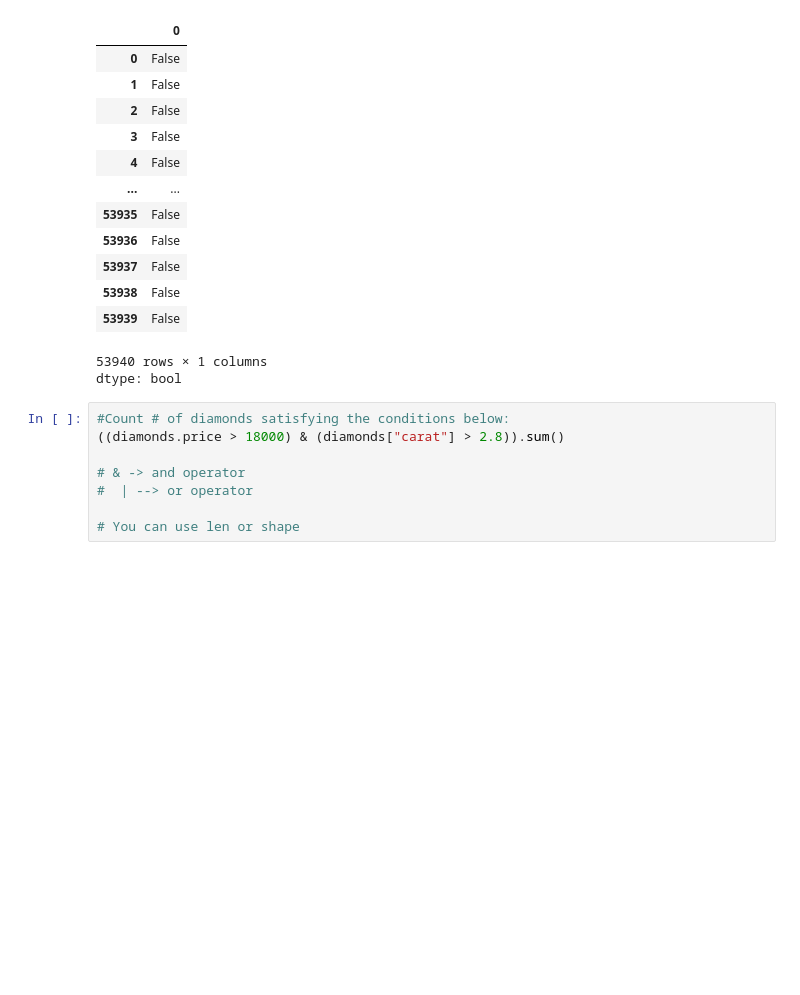
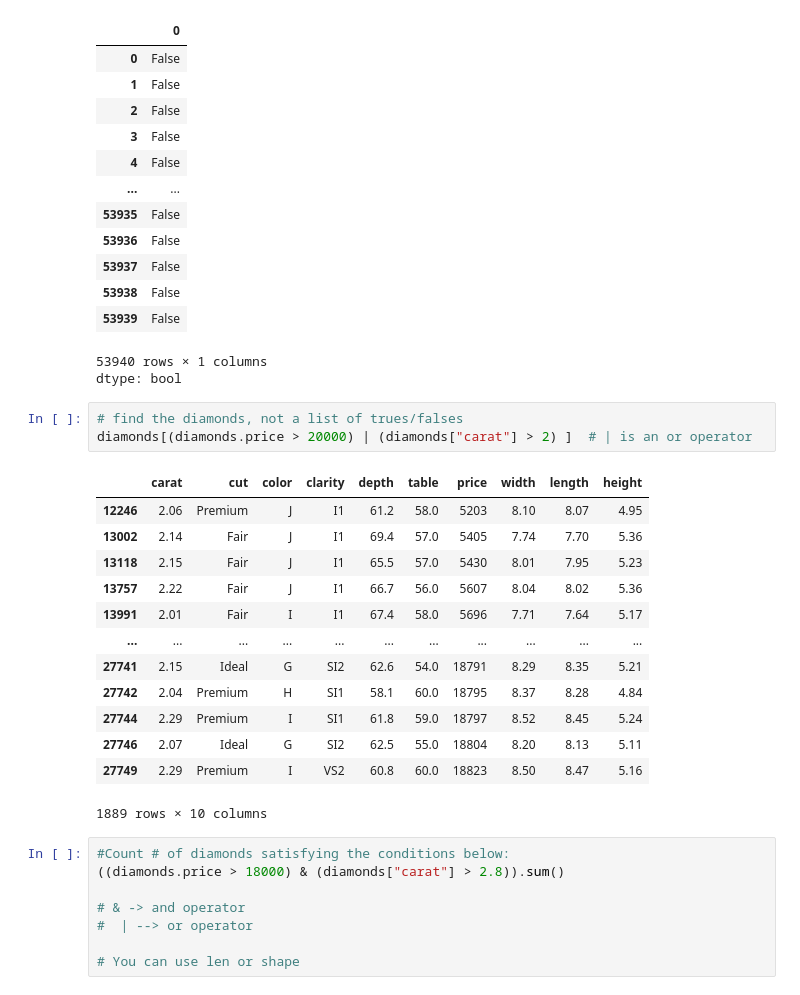
Before and after one commit to clearmindlearn/4510-Fall-2025, a Jupyter notebook: Final-Exam-4510/Final-Exam-4510.ipynb, the cells around one changed output. Drawn from its saved outputs; the diff is of its cells as text; blank space fills up the shorter version.

```diff
--- a/Final-Exam-4510/Final-Exam-4510.ipynb
+++ b/Final-Exam-4510/Final-Exam-4510.ipynb
@@ -63,6 +63,23 @@ diamonds.size
 | 53939 | False |
 53940 rows × 1 columns
 dtype: bool
+# %%
+# find the diamonds, not a list of trues/falses
+diamonds[(diamonds.price > 20000) | (diamonds["carat"] > 2) ]  # | is an or operator
+# %% [output]
+|  | carat | cut | color | clarity | depth | table | price | width | length | height |
+| 12246 | 2.06 | Premium | J | I1 | 61.2 | 58.0 | 5203 | 8.10 | 8.07 | 4.95 |
+| 13002 | 2.14 | Fair | J | I1 | 69.4 | 57.0 | 5405 | 7.74 | 7.70 | 5.36 |
+| 13118 | 2.15 | Fair | J | I1 | 65.5 | 57.0 | 5430 | 8.01 | 7.95 | 5.23 |
+| 13757 | 2.22 | Fair | J | I1 | 66.7 | 56.0 | 5607 | 8.04 | 8.02 | 5.36 |
+| 13991 | 2.01 | Fair | I | I1 | 67.4 | 58.0 | 5696 | 7.71 | 7.64 | 5.17 |
+| ... | ... | ... | ... | ... | ... | ... | ... | ... | ... | ... |
+| 27741 | 2.15 | Ideal | G | SI2 | 62.6 | 54.0 | 18791 | 8.29 | 8.35 | 5.21 |
+| 27742 | 2.04 | Premium | H | SI1 | 58.1 | 60.0 | 18795 | 8.37 | 8.28 | 4.84 |
+| 27744 | 2.29 | Premium | I | SI1 | 61.8 | 59.0 | 18797 | 8.52 | 8.45 | 5.24 |
+| 27746 | 2.07 | Ideal | G | SI2 | 62.5 | 55.0 | 18804 | 8.20 | 8.13 | 5.11 |
+| 27749 | 2.29 | Premium | I | VS2 | 60.8 | 60.0 | 18823 | 8.50 | 8.47 | 5.16 |
+1889 rows × 10 columns
 # %%
 #Count # of diamonds satisfying the conditions below:
 ((diamonds.price > 18000) & (diamonds["carat"] > 2.8)).sum()
```
Also changed, not shown: parts of 72 cells of this notebook, 3 other files.
